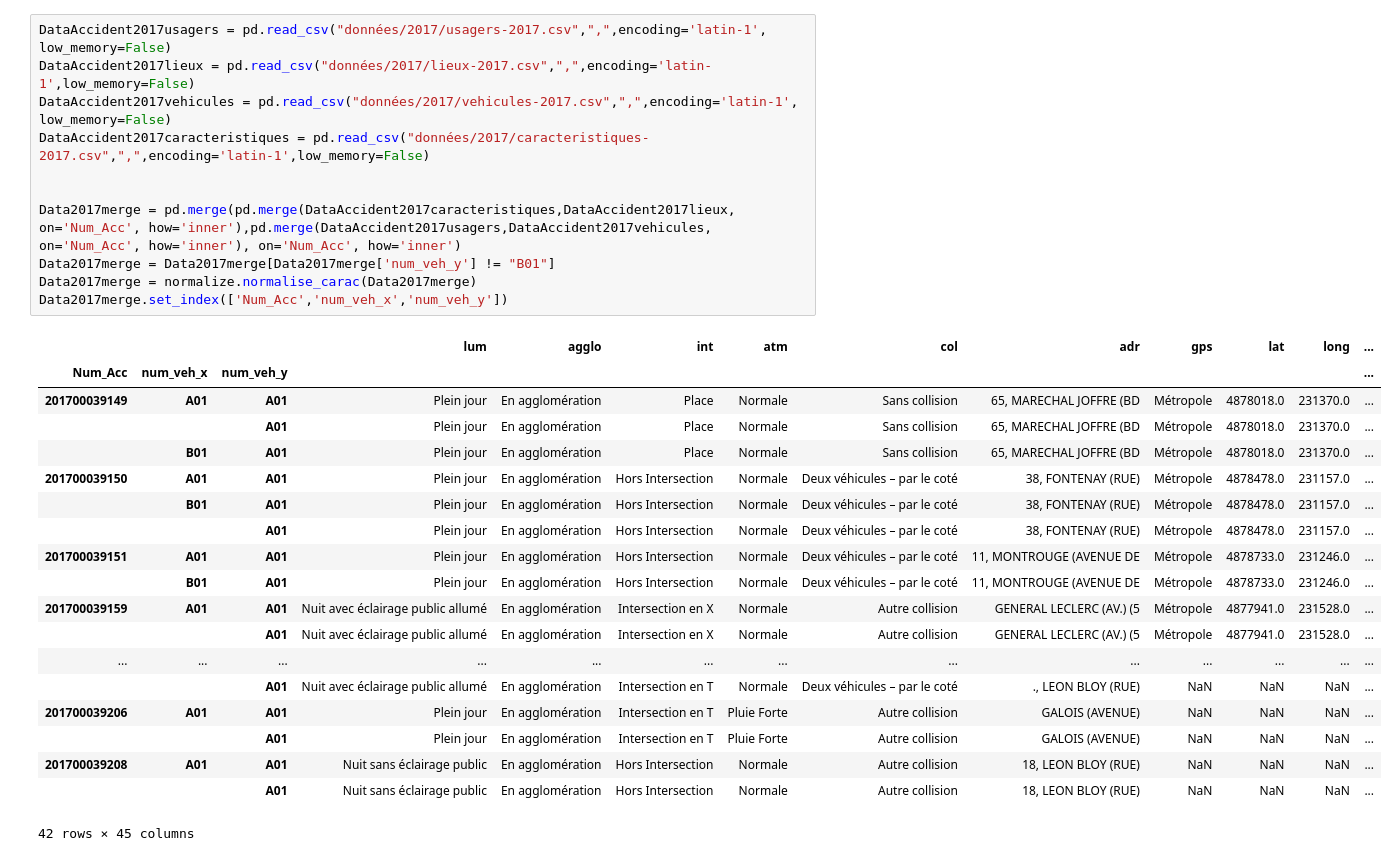
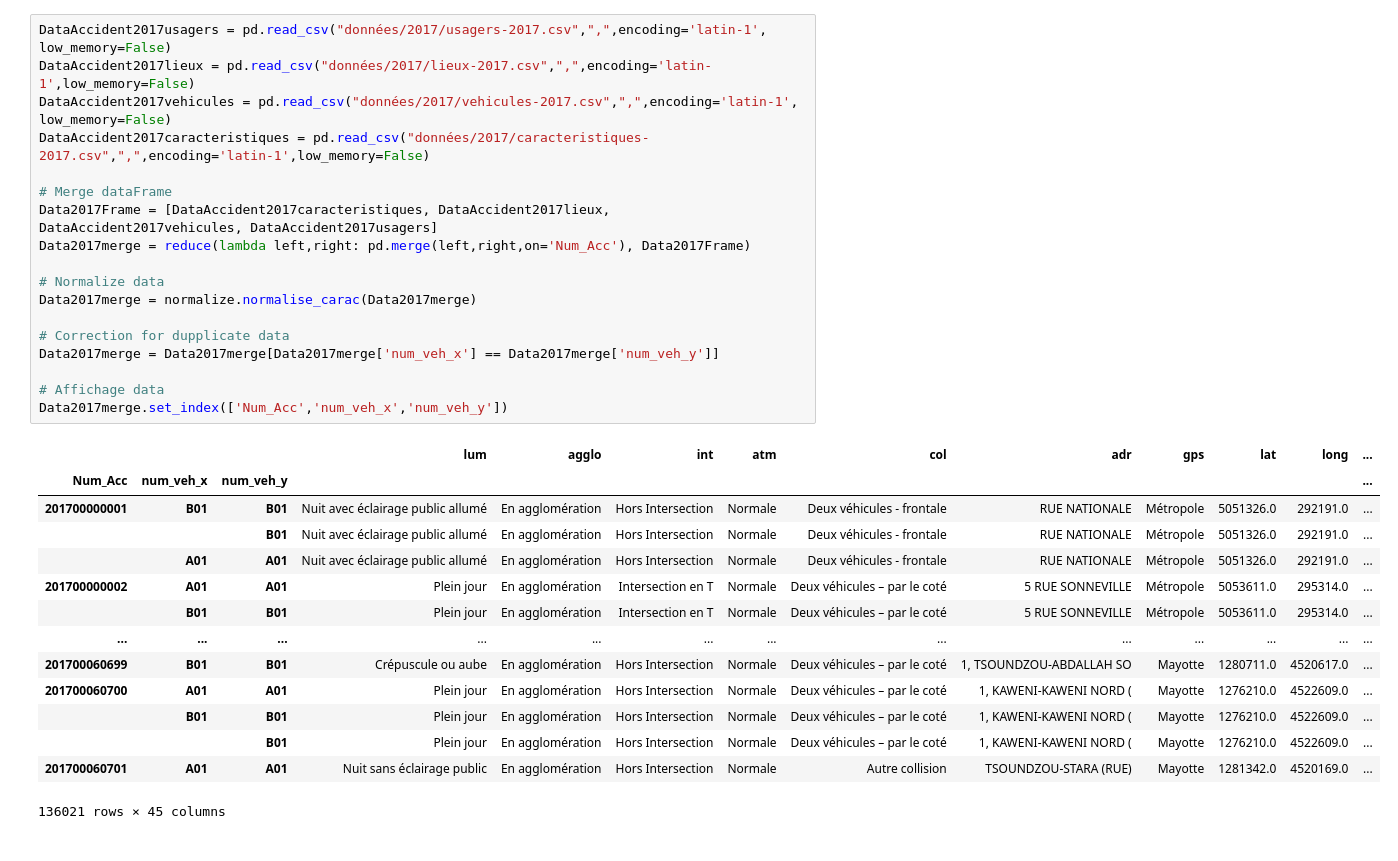
Before and after one commit to Darman09/-Data-Science-Road-Accident, a Jupyter notebook: DataAccident.ipynb, the cells around one changed output. Saved outputs shown, nothing was run; the diff lists cells and outputs as text.

Commit message:
2017 Data

```diff
--- a/DataAccident.ipynb
+++ b/DataAccident.ipynb
@@ -24,31 +43,33 @@ Data2018merge.to_csv('test.csv')
 # %%
 DataAccident2017usagers = pd.read_csv("données/2017/usagers-2017.csv",",",encoding='latin-1', low_memory=False)
 DataAccident2017lieux = pd.read_csv("données/2017/lieux-2017.csv",",",encoding='latin-1',low_memory=False)
 DataAccident2017vehicules = pd.read_csv("données/2017/vehicules-2017.csv",",",encoding='latin-1', low_memory=False)
 DataAccident2017caracteristiques = pd.read_csv("données/2017/caracteristiques-2017.csv",",",encoding='latin-1',low_memory=False)
 
+# Merge dataFrame
+Data2017Frame = [DataAccident2017caracteristiques, DataAccident2017lieux, DataAccident2017vehicules, DataAccident2017usagers]
+Data2017merge = reduce(lambda left,right: pd.merge(left,right,on='Num_Acc'), Data2017Frame)
 
-Data2017merge = pd.merge(pd.merge(DataAccident2017caracteristiques,DataAccident2017lieux, on='Num_Acc', how='inner'),pd.merge(DataAccident2017usagers,DataAccident2017vehicules, on='Num_Acc', how='inner'), on='Num_Acc', how='inner')
-Data2017merge = Data2017merge[Data2017merge['num_veh_y'] != "B01"]
+# Normalize data
 Data2017merge = normalize.normalise_carac(Data2017merge)
+
+# Correction for dupplicate data
+Data2017merge = Data2017merge[Data2017merge['num_veh_x'] == Data2017merge['num_veh_y']]
+
+# Affichage data
 Data2017merge.set_index(['Num_Acc','num_veh_x','num_veh_y'])
 # %% [output]
 |  |  |  | lum | agglo | int | atm | col | adr | gps | lat | long | ... |
 | Num_Acc | num_veh_x | num_veh_y |  |  |  |  |  |  |  |  |  | ... |
-| 201700039149 | A01 | A01 | Plein jour | En agglomération | Place | Normale | Sans collision | 65, MARECHAL JOFFRE (BD | Métropole | 4878018.0 | 231370.0 | ... |
-|  |  | A01 | Plein jour | En agglomération | Place | Normale | Sans collision | 65, MARECHAL JOFFRE (BD | Métropole | 4878018.0 | 231370.0 | ... |
-|  | B01 | A01 | Plein jour | En agglomération | Place | Normale | Sans collision | 65, MARECHAL JOFFRE (BD | Métropole | 4878018.0 | 231370.0 | ... |
-| 201700039150 | A01 | A01 | Plein jour | En agglomération | Hors Intersection | Normale | Deux véhicules – par le coté | 38, FONTENAY (RUE) | Métropole | 4878478.0 | 231157.0 | ... |
-|  | B01 | A01 | Plein jour | En agglomération | Hors Intersection | Normale | Deux véhicules – par le coté | 38, FONTENAY (RUE) | Métropole | 4878478.0 | 231157.0 | ... |
-|  |  | A01 | Plein jour | En agglomération | Hors Intersection | Normale | Deux véhicules – par le coté | 38, FONTENAY (RUE) | Métropole | 4878478.0 | 231157.0 | ... |
-| 201700039151 | A01 | A01 | Plein jour | En agglomération | Hors Intersection | Normale | Deux véhicules – par le coté | 11, MONTROUGE (AVENUE DE | Métropole | 4878733.0 | 231246.0 | ... |
-|  | B01 | A01 | Plein jour | En agglomération | Hors Intersection | Normale | Deux véhicules – par le coté | 11, MONTROUGE (AVENUE DE | Métropole | 4878733.0 | 231246.0 | ... |
-| 201700039159 | A01 | A01 | Nuit avec éclairage public allumé | En agglomération | Intersection en X | Normale | Autre collision | GENERAL LECLERC (AV.) (5 | Métropole | 4877941.0 | 231528.0 | ... |
-|  |  | A01 | Nuit avec éclairage public allumé | En agglomération | Intersection en X | Normale | Autre collision | GENERAL LECLERC (AV.) (5 | Métropole | 4877941.0 | 231528.0 | ... |
+| 201700000001 | B01 | B01 | Nuit avec éclairage public allumé | En agglomération | Hors Intersection | Normale | Deux véhicules - frontale | RUE NATIONALE | Métropole | 5051326.0 | 292191.0 | ... |
+|  |  | B01 | Nuit avec éclairage public allumé | En agglomération | Hors Intersection | Normale | Deux véhicules - frontale | RUE NATIONALE | Métropole | 5051326.0 | 292191.0 | ... |
+|  | A01 | A01 | Nuit avec éclairage public allumé | En agglomération | Hors Intersection | Normale | Deux véhicules - frontale | RUE NATIONALE | Métropole | 5051326.0 | 292191.0 | ... |
+| 201700000002 | A01 | A01 | Plein jour | En agglomération | Intersection en T | Normale | Deux véhicules – par le coté | 5 RUE SONNEVILLE | Métropole | 5053611.0 | 295314.0 | ... |
+|  | B01 | B01 | Plein jour | En agglomération | Intersection en T | Normale | Deux véhicules – par le coté | 5 RUE SONNEVILLE | Métropole | 5053611.0 | 295314.0 | ... |
 | ... | ... | ... | ... | ... | ... | ... | ... | ... | ... | ... | ... | ... |
-|  |  | A01 | Nuit avec éclairage public allumé | En agglomération | Intersection en T | Normale | Deux véhicules – par le coté | ., LEON BLOY (RUE) | NaN | NaN | NaN | ... |
-| 201700039206 | A01 | A01 | Plein jour | En agglomération | Intersection en T | Pluie Forte | Autre collision | GALOIS (AVENUE) | NaN | NaN | NaN | ... |
-|  |  | A01 | Plein jour | En agglomération | Intersection en T | Pluie Forte | Autre collision | GALOIS (AVENUE) | NaN | NaN | NaN | ... |
-| 201700039208 | A01 | A01 | Nuit sans éclairage public | En agglomération | Hors Intersection | Normale | Autre collision | 18, LEON BLOY (RUE) | NaN | NaN | NaN | ... |
-|  |  | A01 | Nuit sans éclairage public | En agglomération | Hors Intersection | Normale | Autre collision | 18, LEON BLOY (RUE) | NaN | NaN | NaN | ... |
+| 201700060699 | B01 | B01 | Crépuscule ou aube | En agglomération | Hors Intersection | Normale | Deux véhicules – par le coté | 1, TSOUNDZOU-ABDALLAH SO | Mayotte | 1280711.0 | 4520617.0 | ... |
+| 201700060700 | A01 | A01 | Plein jour | En agglomération | Hors Intersection | Normale | Deux véhicules – par le coté | 1, KAWENI-KAWENI NORD ( | Mayotte | 1276210.0 | 4522609.0 | ... |
+|  | B01 | B01 | Plein jour | En agglomération | Hors Intersection | Normale | Deux véhicules – par le coté | 1, KAWENI-KAWENI NORD ( | Mayotte | 1276210.0 | 4522609.0 | ... |
+|  |  | B01 | Plein jour | En agglomération | Hors Intersection | Normale | Deux véhicules – par le coté | 1, KAWENI-KAWENI NORD ( | Mayotte | 1276210.0 | 4522609.0 | ... |
+| 201700060701 | A01 | A01 | Nuit sans éclairage public | En agglomération | Hors Intersection | Normale | Autre collision | TSOUNDZOU-STARA (RUE) | Mayotte | 1281342.0 | 4520169.0 | ... |
-42 rows × 45 columns
+136021 rows × 45 columns
```
Also changed, not shown: parts of 2 cells of this notebook.
